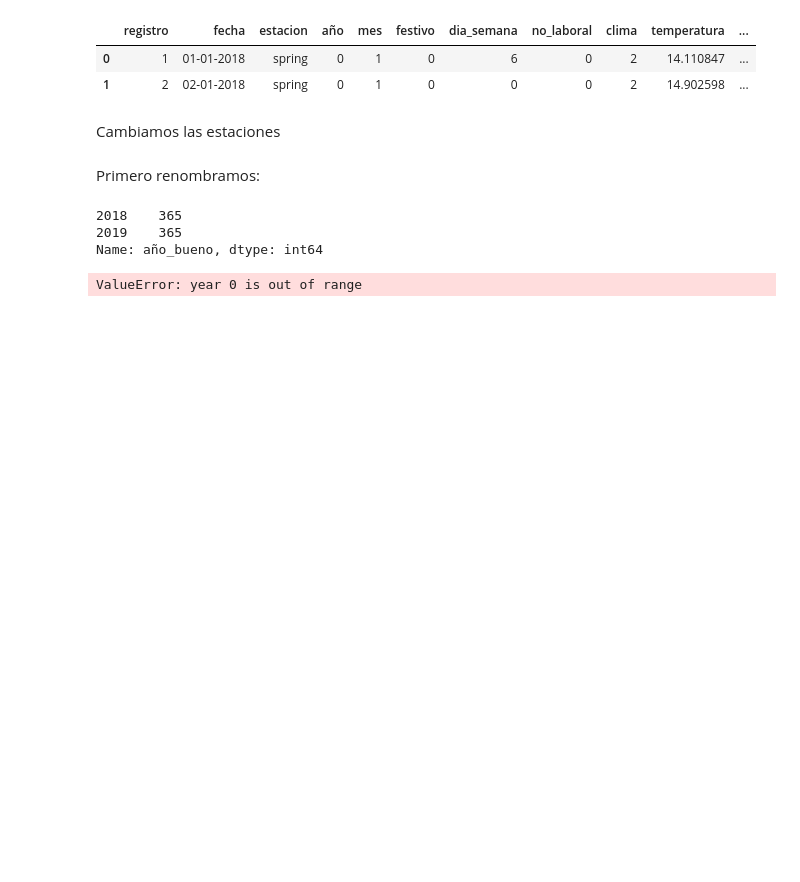
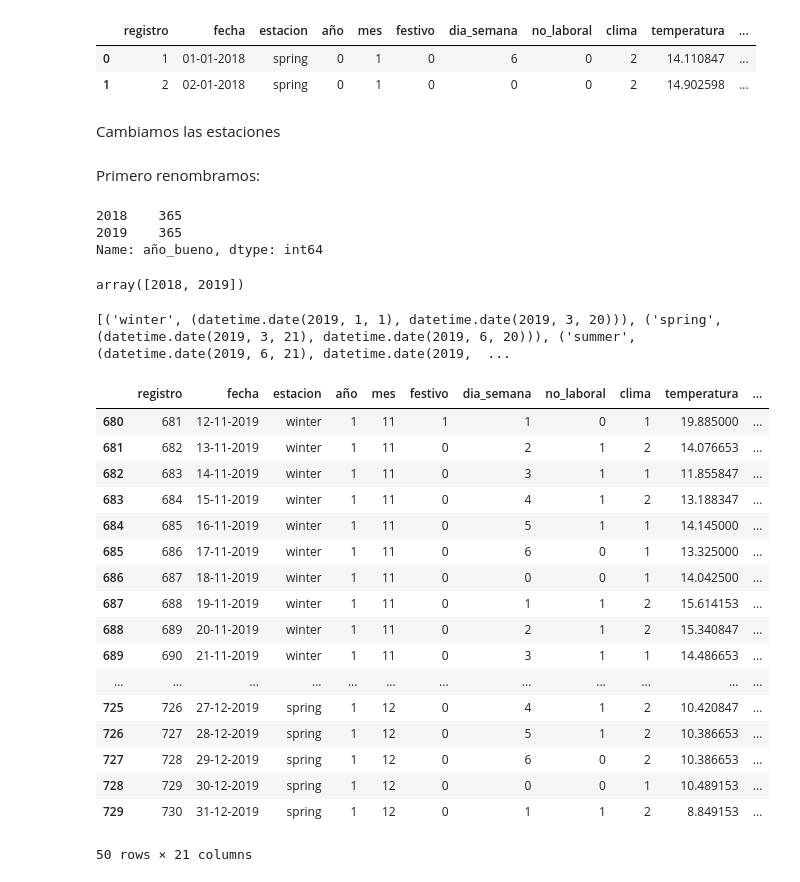
Before and after one commit to Adalab/project-da-promo-C-module-3-team-4, a Jupyter notebook: 1.Limpieza_exploracion.ipynb, the cells around one changed output. Cells and saved outputs as stored; diff of their text form; code cells hidden in the pictures; blank space fills up the shorter version.

Commit message:
funcionEstacion

```diff
--- a/1.Limpieza_exploracion.ipynb
+++ b/1.Limpieza_exploracion.ipynb
@@ -176,8 +184,12 @@ df['año_bueno'].value_counts()
 2018    365
 2019    365
 Name: año_bueno, dtype: int64
+# %%
+df['año_bueno'].unique()
+# %% [output]
+array([2018, 2019])
 # %%
-year = df['año'].unique()
+year = df['año_bueno'].unique()
 
 for x in year:
     seasons = [('winter', (date(x,  1,  1),  date(x,  3, 20))),
@@ -185,14 +197,61 @@ for x in year:
             ('summer', (date(x,  6, 21),  date(x,  9, 22))),
             ('autumn', (date(x,  9, 23),  date(x, 12, 20))),
             ('winter', (date(x, 12, 21),  date(x, 12, 31)))]
+print(seasons)
 
-def get_season(now):
-    if isinstance(now, datetime):
-        now = now.date()
-    now = now.replace(year=year)
-    return next(season for season, (start, end) in seasons
-                if start <= now <= end)
 
-print(get_season(date.today()))
+
+
+#print(get_season(date.today()))
 # %% [output]
-ValueError: year 0 is out of range
+[('winter', (datetime.date(2019, 1, 1), datetime.date(2019, 3, 20))), ('spring', (datetime.date(2019, 3, 21), datetime.date(2019, 6, 20))), ('summer', (datetime.date(2019, 6, 21), datetime.date(2019,  ...
+# %%
+
+def sacar_estacion(fecha):
+    if fecha.month == 2 or fecha.month == 1:
+        return "invierno"
+    elif fecha.month == 3 and fecha.day <= 20:
+        return "invierno"
+    elif fecha.month == 12 and fecha.day >20:
+        return "invierno"
+    elif fecha.month == 4 or fecha.month == 5:
+        return "primavera"
+    elif fecha.month == 3 and fecha.day >20:
+        return "primavera"
+    elif fecha.month == 6 and fecha.day <=20:
+        return "primavera"
+    elif fecha.month == 7 or fecha.month == 8:
+        return "verano"
+    elif fecha.month == 6 and fecha.day > 20:
+        return "verano"
+    elif fecha.month == 9 and fecha.day < 23:
+        return "verano"
+    elif fecha.month == 10 or fecha.month == 11:
+        return "otoño"
+    elif fecha.month == 9 and fecha.day > 22:
+        return "otoño"
+    elif fecha.month == 12 and fecha.day <= 20:
+        return "otoño"
+# %%
+df["estacion_correcta"] = df["fecha_nueva"].apply(sacar_estacion)
+# %%
+df.tail(50)
+# %% [output]
+|  | registro | fecha | estacion | año | mes | festivo | dia_semana | no_laboral | clima | temperatura | ... |
+| 680 | 681 | 12-11-2019 | winter | 1 | 11 | 1 | 1 | 0 | 1 | 19.885000 | ... |
+| 681 | 682 | 13-11-2019 | winter | 1 | 11 | 0 | 2 | 1 | 2 | 14.076653 | ... |
+| 682 | 683 | 14-11-2019 | winter | 1 | 11 | 0 | 3 | 1 | 1 | 11.855847 | ... |
+| 683 | 684 | 15-11-2019 | winter | 1 | 11 | 0 | 4 | 1 | 2 | 13.188347 | ... |
+| 684 | 685 | 16-11-2019 | winter | 1 | 11 | 0 | 5 | 1 | 1 | 14.145000 | ... |
+| 685 | 686 | 17-11-2019 | winter | 1 | 11 | 0 | 6 | 0 | 1 | 13.325000 | ... |
+| 686 | 687 | 18-11-2019 | winter | 1 | 11 | 0 | 0 | 0 | 1 | 14.042500 | ... |
+| 687 | 688 | 19-11-2019 | winter | 1 | 11 | 0 | 1 | 1 | 2 | 15.614153 | ... |
+| 688 | 689 | 20-11-2019 | winter | 1 | 11 | 0 | 2 | 1 | 2 | 15.340847 | ... |
+| 689 | 690 | 21-11-2019 | winter | 1 | 11 | 0 | 3 | 1 | 1 | 14.486653 | ... |
+| ... | ... | ... | ... | ... | ... | ... | ... | ... | ... | ... | ... |
+| 725 | 726 | 27-12-2019 | spring | 1 | 12 | 0 | 4 | 1 | 2 | 10.420847 | ... |
+| 726 | 727 | 28-12-2019 | spring | 1 | 12 | 0 | 5 | 1 | 2 | 10.386653 | ... |
+| 727 | 728 | 29-12-2019 | spring | 1 | 12 | 0 | 6 | 0 | 2 | 10.386653 | ... |
+| 728 | 729 | 30-12-2019 | spring | 1 | 12 | 0 | 0 | 0 | 1 | 10.489153 | ... |
+| 729 | 730 | 31-12-2019 | spring | 1 | 12 | 0 | 1 | 1 | 2 | 8.849153 | ... |
+50 rows × 21 columns
```
Also changed, not shown: parts of 1 cell of this notebook.
